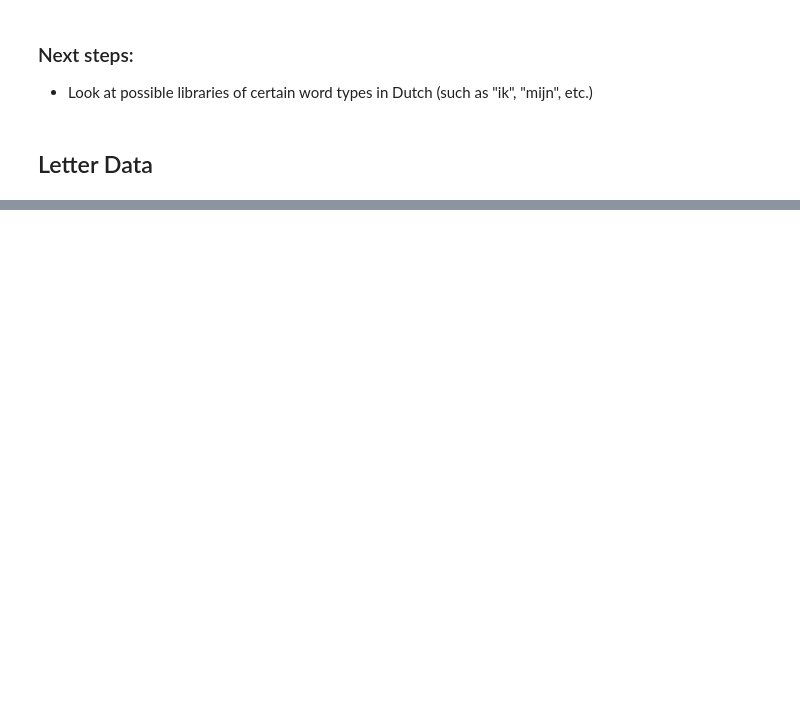
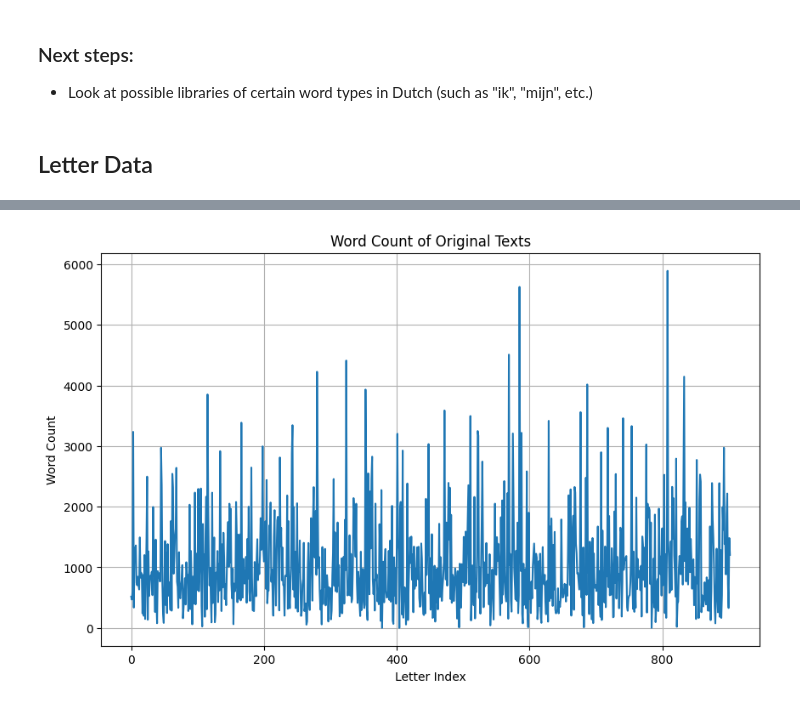
Before and after one commit to kimvkemenade/DIiA_team16, a Jupyter notebook: EDA.ipynb, the cells around one changed output, grey strips where cells are left out. Drawn from its saved outputs; the diff is of its cells as text; code cells hidden in the pictures; blank space fills up the shorter version.

```diff
--- a/EDA.ipynb
+++ b/EDA.ipynb
@@ -203,3 +203,9 @@ plt.show()
 - Look at possible libraries of certain word types in Dutch (such as "ik", "mijn", etc.)
 # %% [markdown]
 ## Letter Data
+# %%
+# Load the Van Gogh letters Excel file
+van_gogh_df = pd.read_excel("cleaned_van_gogh_letters.xlsx")
+
+# Display the first few rows of the cleaned dataframe
+van_gogh_df.head()
@@ -205,0 +220,11 @@ plt.show()
+# %%
+# Extract the year from the 'Date' column and create a new column 'Year'
+van_gogh_df['Year'] = van_gogh_df['Date'].str.extract(r'(\d{4})')
+
+# Reorder the columns
+columns = list(van_gogh_df.columns)
+columns.insert(columns.index('Date') + 1, columns.pop(columns.index('Year')))
+van_gogh_df = van_gogh_df[columns]
+
+# Display the first few rows to verify the new column order
+van_gogh_df.head()
@@ -205,0 +274,6 @@ plt.show()
+# %%
+# Calculate the total number of words in the original text
+van_gogh_df['Original Text Word Count'] = van_gogh_df['Original Text'].apply(lambda x: len(str(x).split()))
+
+# Display the first few rows to verify
+van_gogh_df[['Original Text', 'Original Text Word Count']]
@@ -205,0 +294,13 @@ plt.show()
+# %%
+import matplotlib.pyplot as plt
+
+# Plot the word count of the original text
+plt.figure(figsize=(10, 6))
+plt.plot(van_gogh_df['Original Text Word Count'], color='tab:blue')
+plt.title('Word Count of Original Texts')
+plt.xlabel('Letter Index')
+plt.ylabel('Word Count')
+plt.grid(True)
+plt.show()
+# %% [output]
+[figure, added]
```
Also changed, not shown: parts of 6 cells of this notebook.
